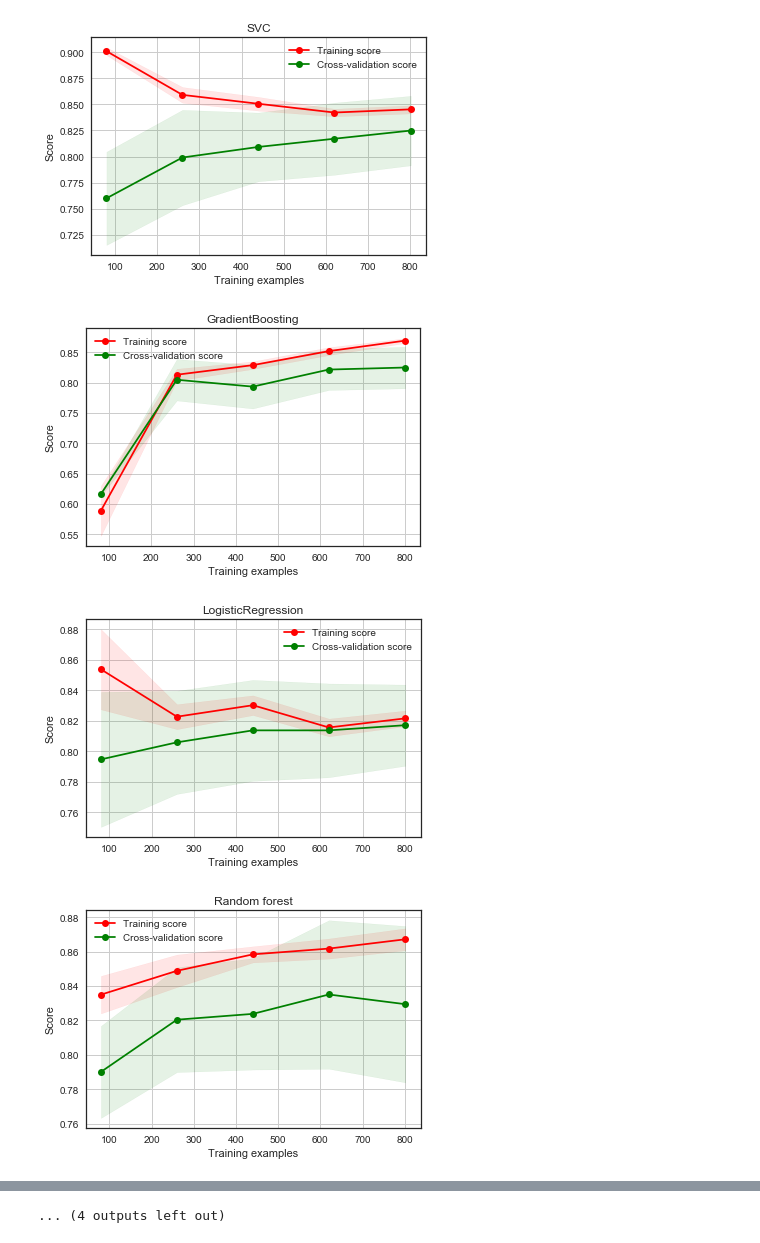
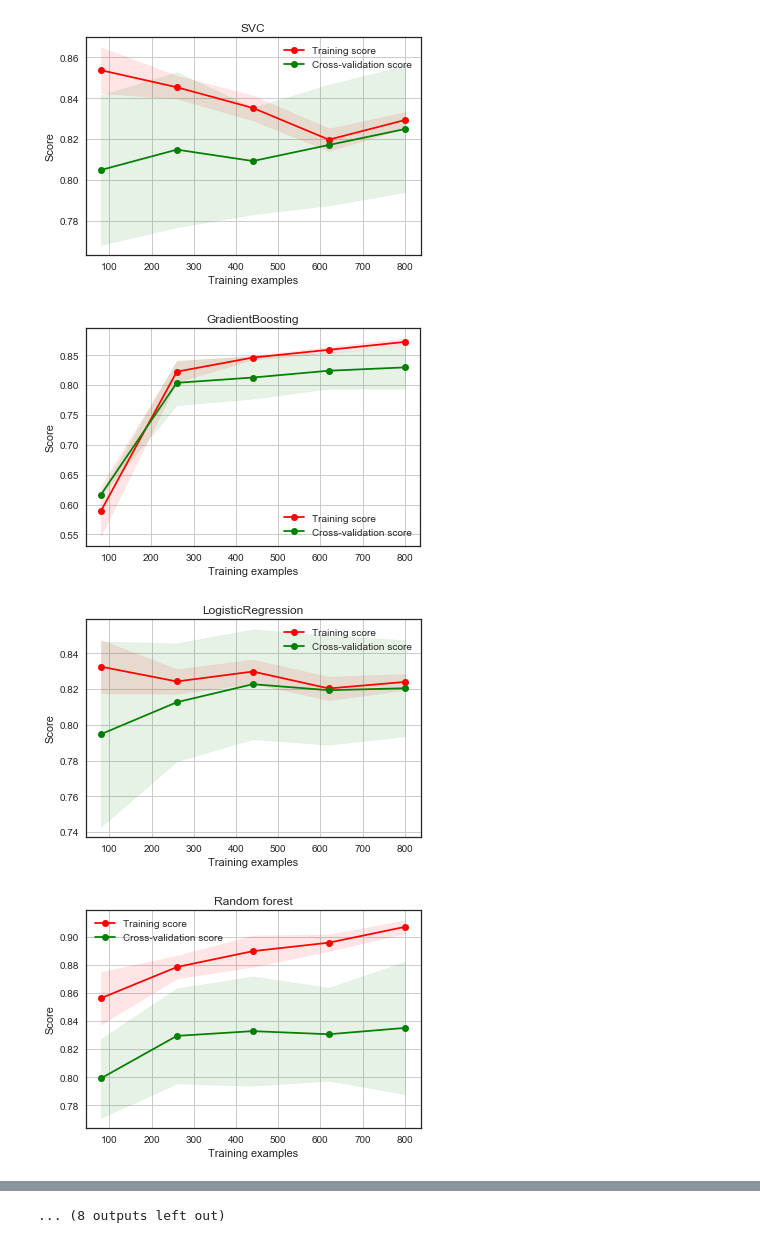
Before and after one commit to gboduljak/machine-learning, a Jupyter notebook: titanic/model/model.ipynb, the cells around one changed output, grey strips where cells are left out. Saved outputs shown, nothing was run; the diff lists cells and outputs as text; code cells hidden in the pictures.

Commit message:
generated titanic submissions and stored trained estimators

```diff
--- a/titanic/model/model.ipynb
+++ b/titanic/model/model.ipynb
@@ -22,21 +23,35 @@ sns.set(style='white', context='notebook', palette='deep')
 # %%
 masterDataset = pd.read_csv('../input/train.csv')
 submissionDataset  = pd.read_csv('../input/test.csv')
+submissionPassengerIds = submissionDataset['PassengerId']
 
 def processDataset(dataset):
     produce_social_category(dataset)
-    produce_age_category(dataset)
-    produce_fare_category(dataset)
     produce_is_child(dataset)
     produce_family_size_and_is_alone(dataset)
     produce_gender(dataset)
     produce_embarked_location(dataset)
+    reduce_fare_skew(dataset)
     fill_missing_age(dataset)
-    reduce_fare_skew(dataset)
+    fill_missing_fare(dataset)
+    produce_age_category(dataset)
+    produce_fare_category(dataset)
+
     # Drop useless
     dataset.drop(labels = ["PassengerId"], axis = 1, inplace = True)
 
+def predict_submission_with_model(estimator, dataset, modelName):
+    predictions = {
+        'PassengerId' : submissionPassengerIds,
+        'Survived' : estimator.predict(dataset)
+    }
+    submissionFrame = pd.DataFrame(data = predictions)
+    submissionFrame.to_csv(modelName + '-submission.csv', index = False)
+    joblib.dump(estimator, '{}.pkl'.format(modelName))
+
+
 processDataset(masterDataset)
+processDataset(submissionDataset)
 # %%
 def fine_tune_model(model, modelParameters, dataset):
     Y_train = dataset["Survived"]
@@ -175,7 +190,8 @@ for featureModel in featureModels:
         'classifiers' : list(map(lambda _ : _[0], fineTunedModels)),
         'classifiersScores' : list(map(lambda _ : _[1], fineTunedModels)),
         'meanAccuracy' : np.mean(np.array(list(map(lambda _ : _[1], fineTunedModels)))),
-        'trainDataset' : featureModel['train']
+        'trainDataset' : featureModel['train'],
+        'submissionDataset': featureModel['submission']
     })
 # %% [output]
 Fitting 10 folds for each of 96 candidates, totalling 960 fits
@@ -213,5 +234,8 @@ graph.set_ylim(0.8, 0.85)
 # %%
+currentModelId = -1
+
 for report in fineTunedModelsReport:
+    currentModelId = currentModelId + 1
     bestEstimators = [
         ('RandomForest', report['classifiers'][0]),
         ('SVC', report['classifiers'][1]),
@@ -233,4 +257,8 @@ for report in fineTunedModelsReport:
 
     crossValidationScores = cross_val_score(votingEnsemble, X_train, Y_train, scoring='accuracy', cv= crossValidationType, n_jobs=4)
     (crossValidationScores, crossValidationScores.mean())
+    votingEnsemble.fit(X_train, Y_train)
+
+    predict_submission_with_model(estimator=bestEstimators[2][1], dataset= report['submissionDataset'], modelName=('{}-gradient-boosting'.format(currentModelId)))
+    predict_submission_with_model(estimator=votingEnsemble, dataset= report['submissionDataset'], modelName=('{}-ensemble'.format(currentModelId)))
 # %% [output]
@@ -238,4 +290,4 @@ for report in fineTunedModelsReport:
-[figure, old version]
+[figure, new version]
-[figure, old version]
+[figure, new version]
-[figure, old version]
+[figure, new version]
-[figure, old version]
+[figure, new version]
@@ -249 +297 @@ for report in fineTunedModelsReport:
-... (4 outputs left out)
+... (8 outputs left out)
```
Also changed, not shown: parts of 5 cells of this notebook, 18 other files.
